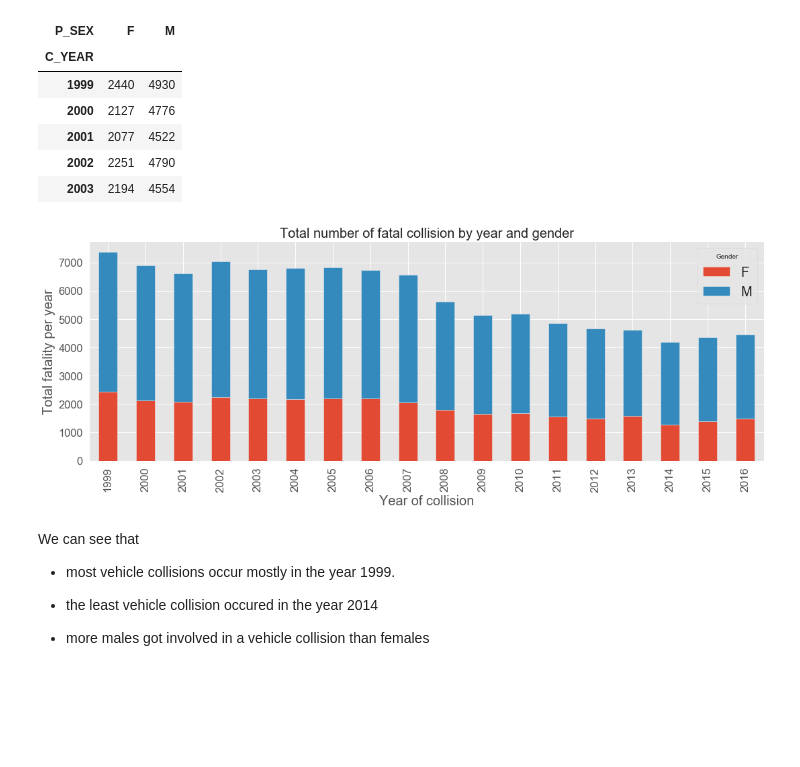
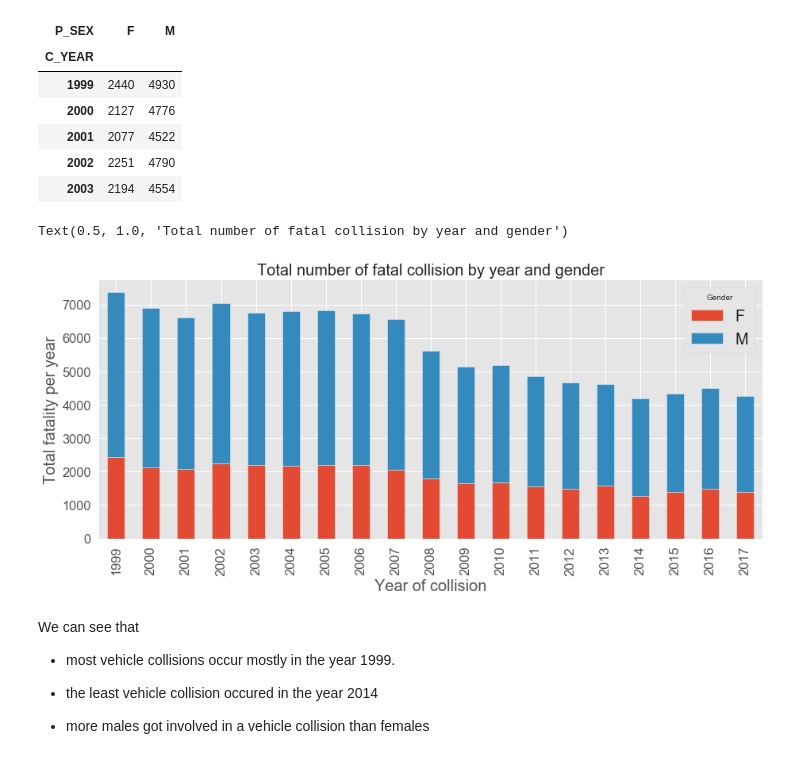
Before and after one commit to jnsofini/Imbalanced-Learning, a Jupyter notebook: JupyterNotebook/Motor-vehicle-collision-full.ipynb, the cells around one changed output. Cells and saved outputs as stored; diff of their text form; code cells hidden in the pictures; blank space fills up the shorter version.

```diff
--- a/JupyterNotebook/Motor-vehicle-collision-full.ipynb
+++ b/JupyterNotebook/Motor-vehicle-collision-full.ipynb
@@ -114,6 +114,6 @@ sns.set()
 # %% [markdown]
 #  Load and examine data
 # %%
-df = pd.read_csv('../Data/NCDB_1999_to_2016.csv')
+df = pd.read_csv('../Data/NCDB_1999_to_2017.csv')
 %time
 # %% [output]
@@ -822,17 +822,18 @@ table_year.sort_values(by = ['C_YEAR']).head()
 # %%
 # Plot size
 sns.set(font_scale = 1.5)
 plt.style.use('ggplot')
 
 # Plot figure
-table_year.plot(kind = 'bar', stacked = True,figsize = (18,6))
+table_year.plot(kind = 'bar', stacked = True,figsize = (15,6))
 plt.xlabel('Year of collision', fontsize = 20)
 plt.ylabel('Total fatality per year', fontsize = 20)
 plt.legend(title = 'Gender', fontsize = 20)
 plt.title('Total number of fatal collision by year and gender', fontsize = 20)
-plt.savefig('fig1.png')
+#plt.savefig('fig1.png')
 # %% [output]
+Text(0.5, 1.0, 'Total number of fatal collision by year and gender')
-[figure, old version]
+[figure, new version]
 # %% [markdown]
  We can see that
 
```
Also changed, not shown: parts of 45 cells of this notebook.
